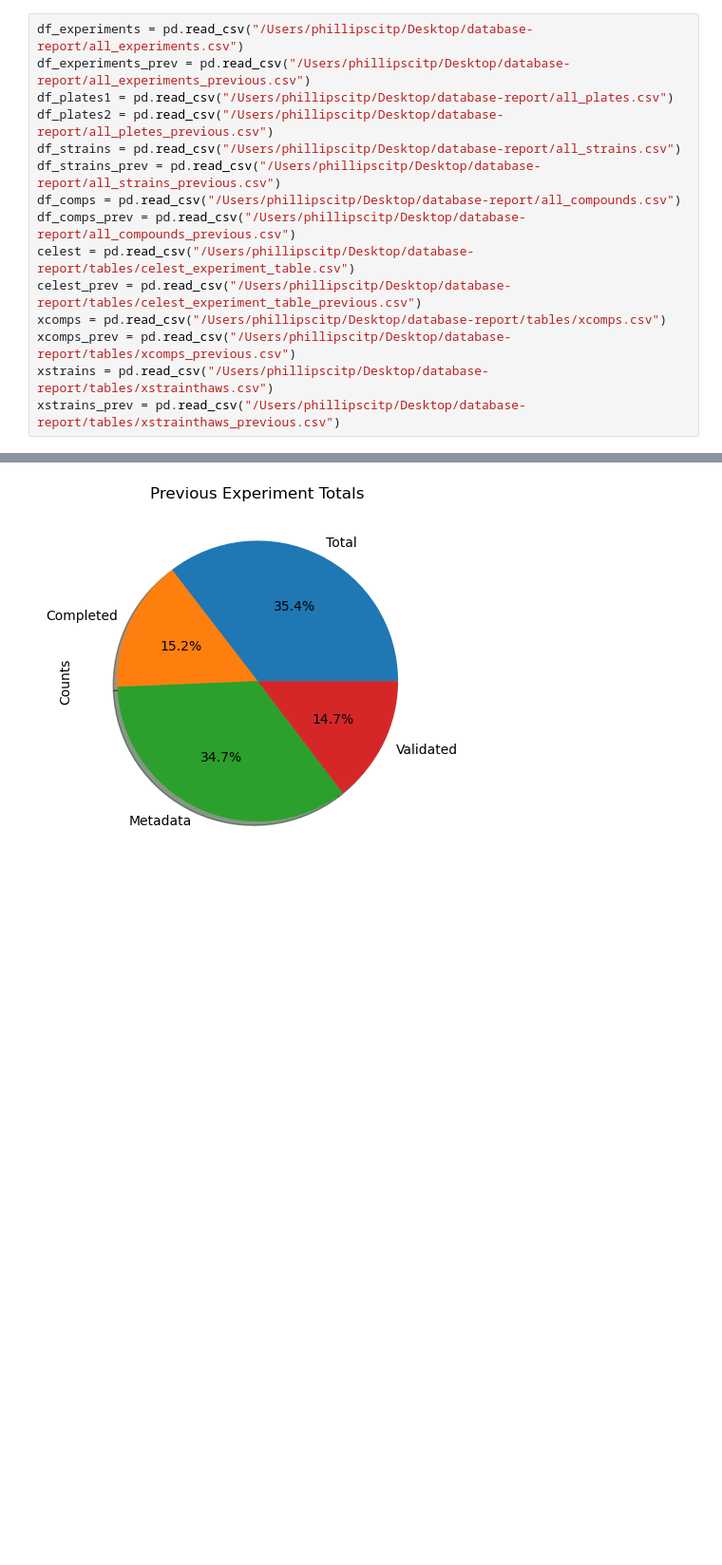
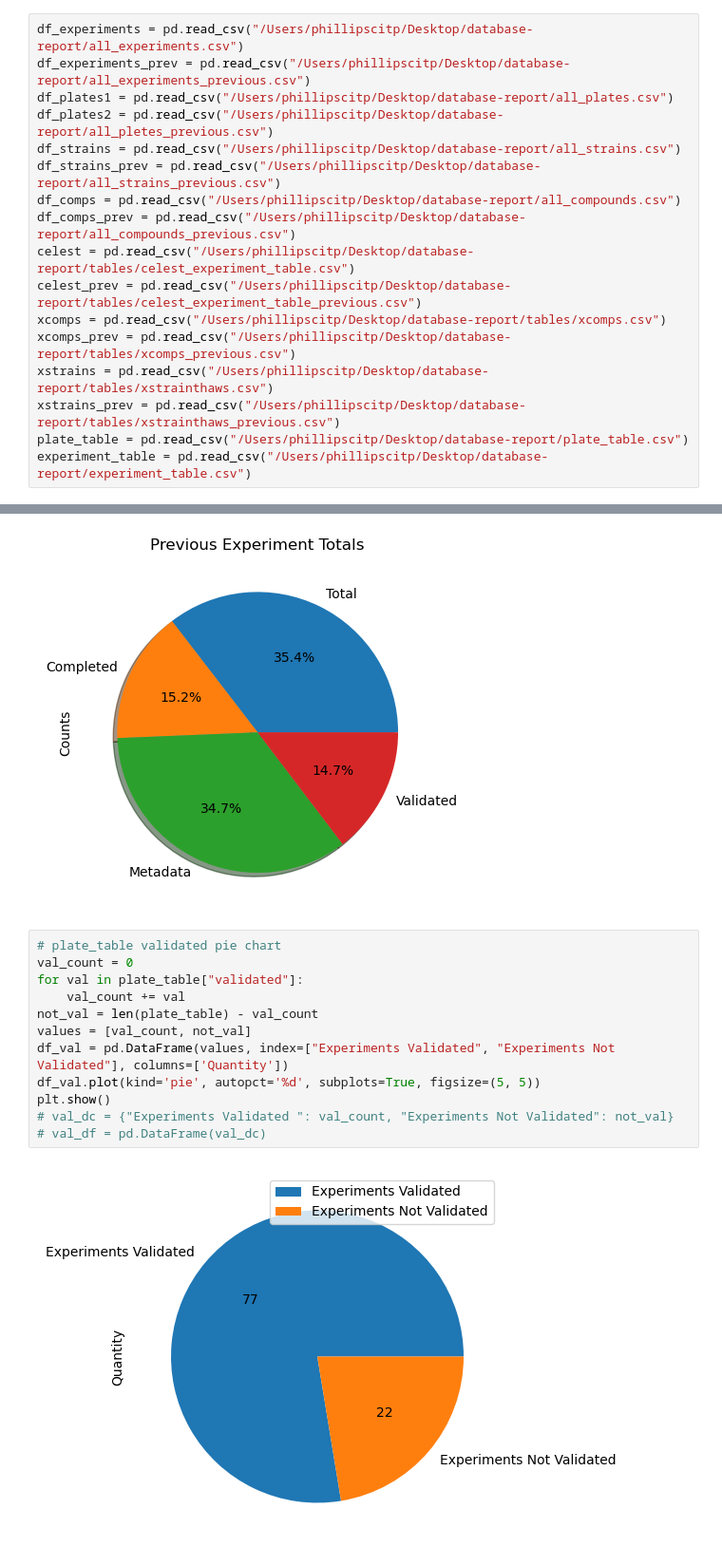
Before and after one commit to annafuller665/database-report, a Jupyter notebook: plotting_data_jupyter.ipynb, the cells around one changed output, grey strips where cells are left out. Shown: that part at 95% size. Drawn from its saved outputs; the diff is of its cells as text; blank space fills up the shorter version.

Commit message:
created more pie charts and developed script for saving charts to pdf

```diff
--- a/plotting_data_jupyter.ipynb
+++ b/plotting_data_jupyter.ipynb
@@ -16,6 +41,8 @@ xcomps = pd.read_csv("/Users/phillipscitp/Desktop/database-report/tables/xcomps.
 xcomps_prev = pd.read_csv("/Users/phillipscitp/Desktop/database-report/tables/xcomps_previous.csv")
 xstrains = pd.read_csv("/Users/phillipscitp/Desktop/database-report/tables/xstrainthaws.csv")
 xstrains_prev = pd.read_csv("/Users/phillipscitp/Desktop/database-report/tables/xstrainthaws_previous.csv")
+plate_table = pd.read_csv("/Users/phillipscitp/Desktop/database-report/plate_table.csv")
+experiment_table = pd.read_csv("/Users/phillipscitp/Desktop/database-report/experiment_table.csv")
 # %%
 # Creating experiments dataframe
 total = len(df_experiments)
@@ -119,3 +146,17 @@ df.plot.pie(y='Counts', title="Previous Experiment Totals", legend=False, \
 plt.show()
 # %% [output]
 [figure]
+# %%
+# plate_table validated pie chart
+val_count = 0
+for val in plate_table["validated"]:
+    val_count += val
+not_val = len(plate_table) - val_count
+values = [val_count, not_val]
+df_val = pd.DataFrame(values, index=["Experiments Validated", "Experiments Not Validated"], columns=['Quantity'])
+df_val.plot(kind='pie', autopct='%d', subplots=True, figsize=(5, 5))
+plt.show()
+# val_dc = {"Experiments Validated ": val_count, "Experiments Not Validated": not_val}
+# val_df = pd.DataFrame(val_dc)
+# %% [output]
+[figure, added]
```
Also changed, not shown: parts of 3 cells of this notebook.
